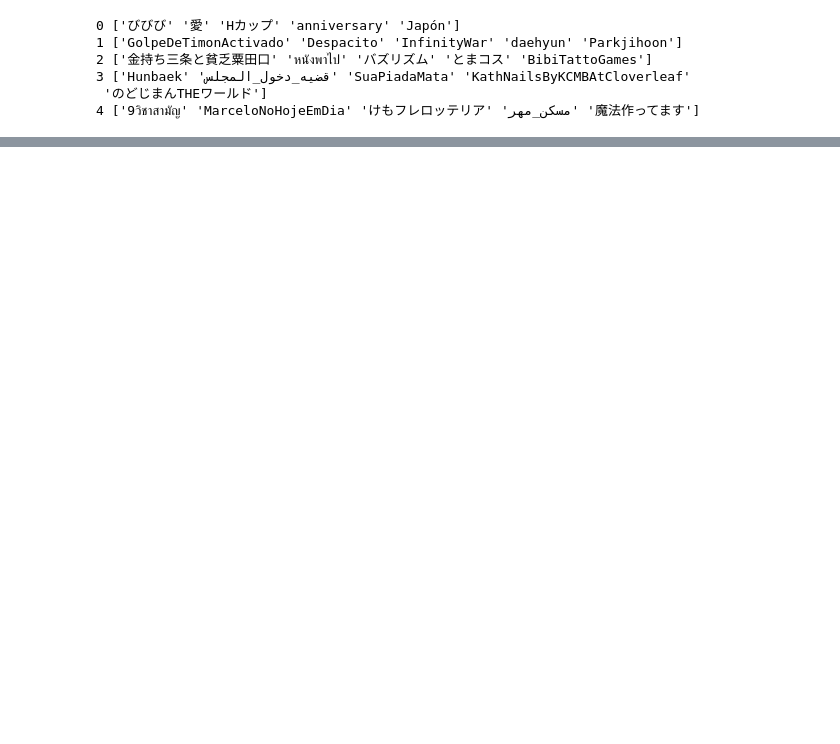
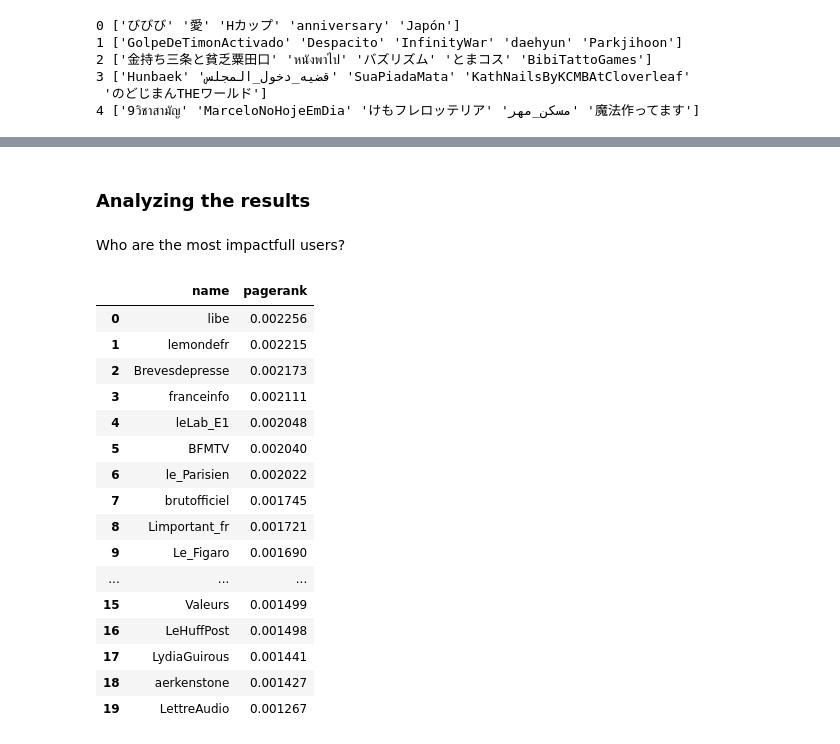
Before and after one commit to poechsel/ADA-project, a Jupyter notebook: analysis.ipynb, the cells around one changed output, grey strips where cells are left out. Cells and saved outputs as stored; diff of their text form; code cells hidden in the pictures; blank space fills up the shorter version.

```diff
--- a/analysis.ipynb
+++ b/analysis.ipynb
@@ -901,0 +999,4 @@ for i in range(5):
+# %%
+pagerank = graph.pagerank()
+# %%
+graph.vs['pagerank'] = pagerank
@@ -901,0 +1008,4 @@ for i in range(5):
+# %% [markdown]
+### Analyzing the results
+# %% [markdown]
+Who are the most impactfull users?
@@ -901,0 +1018,20 @@ for i in range(5):
+# %%
+ranked_users.head(20)
+# %% [output]
+|  | name | pagerank |
+| 0 | libe | 0.002256 |
+| 1 | lemondefr | 0.002215 |
+| 2 | Brevesdepresse | 0.002173 |
+| 3 | franceinfo | 0.002111 |
+| 4 | leLab_E1 | 0.002048 |
+| 5 | BFMTV | 0.002040 |
+| 6 | le_Parisien | 0.002022 |
+| 7 | brutofficiel | 0.001745 |
+| 8 | Limportant_fr | 0.001721 |
+| 9 | Le_Figaro | 0.001690 |
+| ... | ... | ... |
+| 15 | Valeurs | 0.001499 |
+| 16 | LeHuffPost | 0.001498 |
+| 17 | LydiaGuirous | 0.001441 |
+| 18 | aerkenstone | 0.001427 |
+| 19 | LettreAudio | 0.001267 |
```
Also changed, not shown: parts of 61 cells of this notebook.
